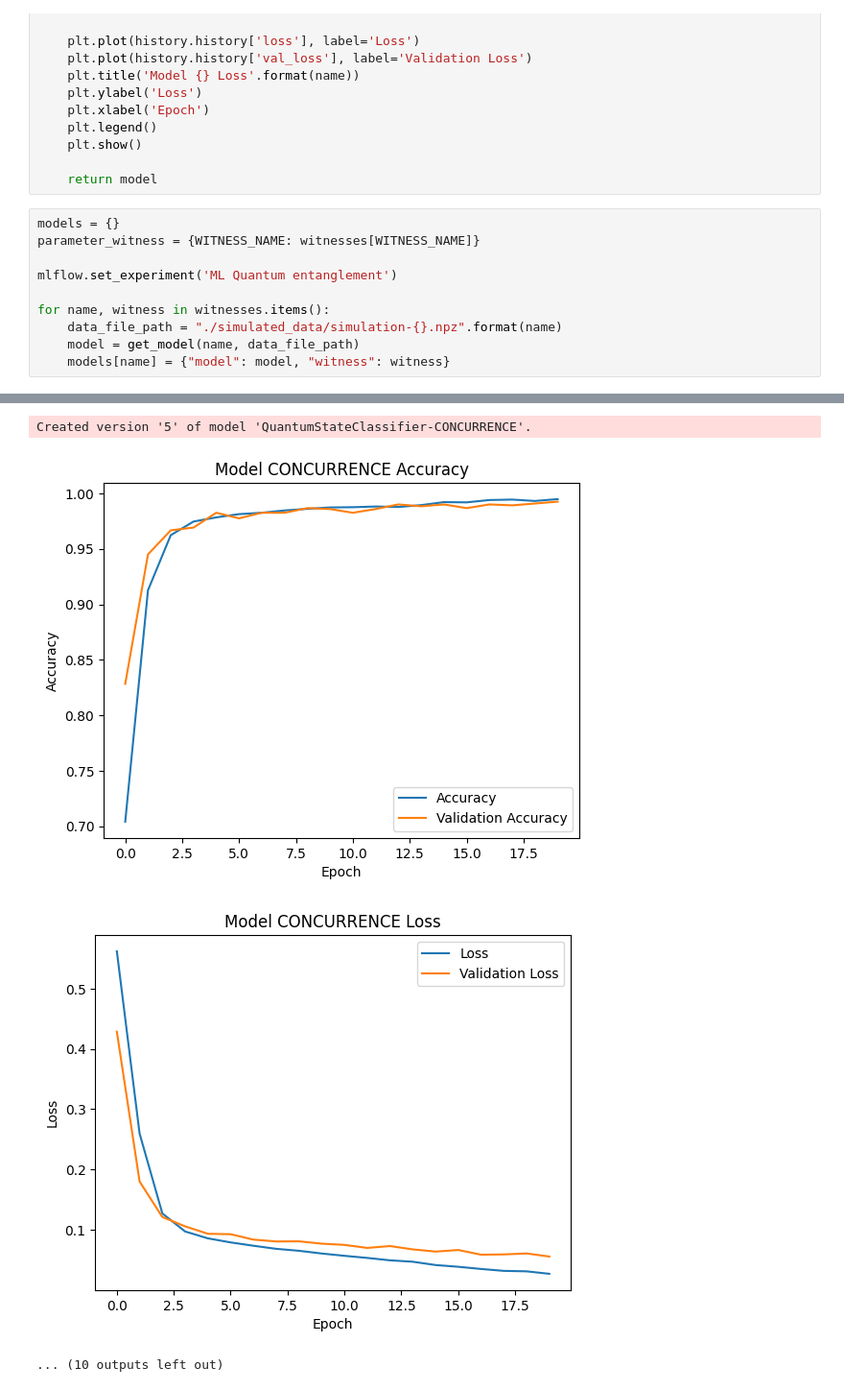
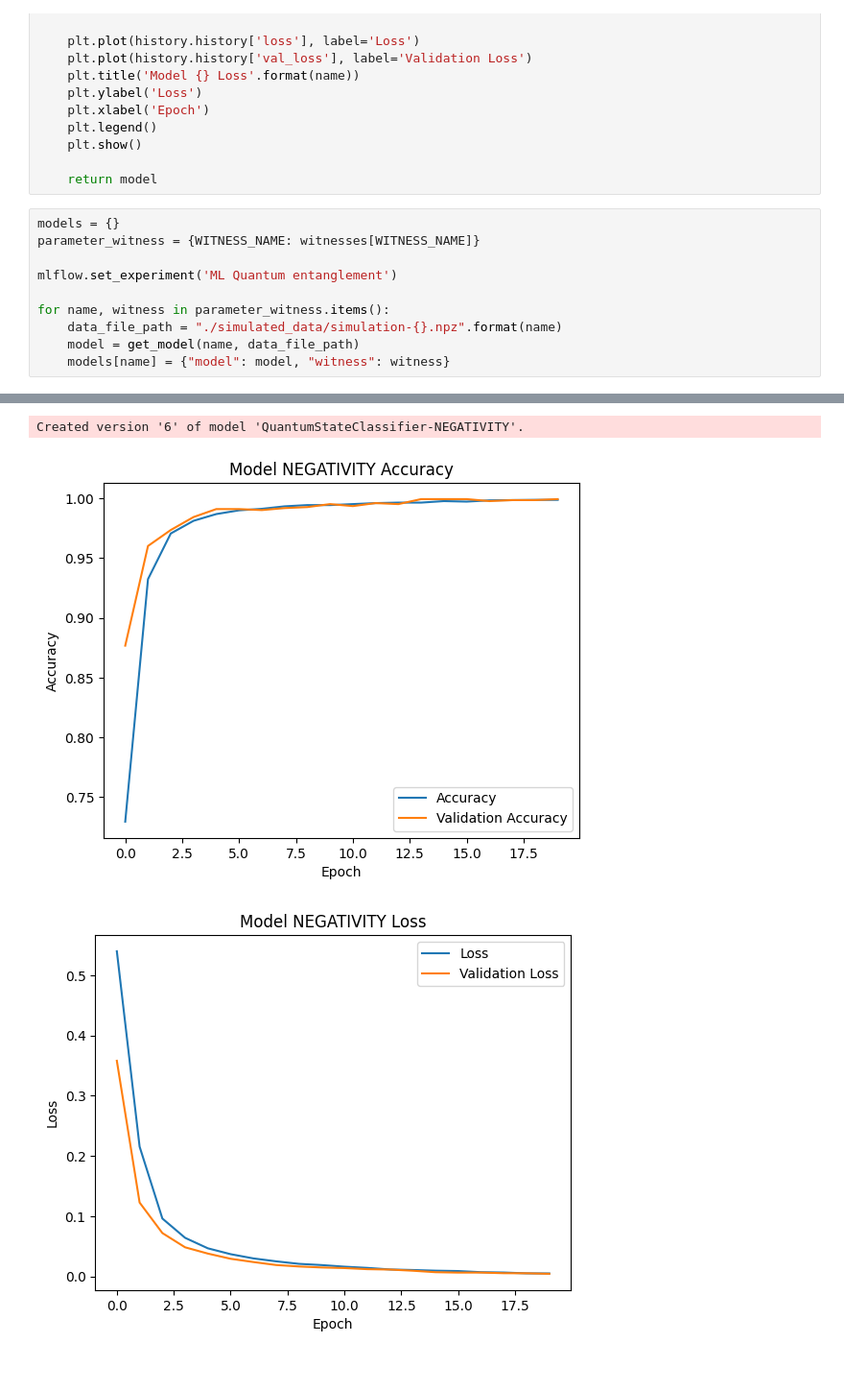
Before and after one commit to guybrush007/quantum-ml-simulations, a Jupyter notebook: quantum-entanglement/executed_notebooks/01-Training-NEGATIVITY.ipynb, the cells around one changed output, grey strips where cells are left out. Shown at 96% size. Cells and saved outputs as stored; diff of their text form.

```diff
--- a/quantum-entanglement/executed_notebooks/01-Training-NEGATIVITY.ipynb
+++ b/quantum-entanglement/executed_notebooks/01-Training-NEGATIVITY.ipynb
@@ -85,7 +85,7 @@ parameter_witness = {WITNESS_NAME: witnesses[WITNESS_NAME]}
 
 mlflow.set_experiment('ML Quantum entanglement')
 
-for name, witness in witnesses.items():
+for name, witness in parameter_witness.items():
     data_file_path = "./simulated_data/simulation-{}.npz".format(name)
     model = get_model(name, data_file_path)
     models[name] = {"model": model, "witness": witness}
@@ -133,4 +133,3 @@ Model saved in run 473124d5aa75431cb47565be9bc2100e
-Created version '5' of model 'QuantumStateClassifier-CONCURRENCE'.
+Created version '6' of model 'QuantumStateClassifier-NEGATIVITY'.
-[figure, old version]
+[figure, new version]
-[figure, old version]
+[figure, new version]
-... (10 outputs left out)
```
Also changed, not shown: parts of 2 cells of this notebook, 3 other files.
